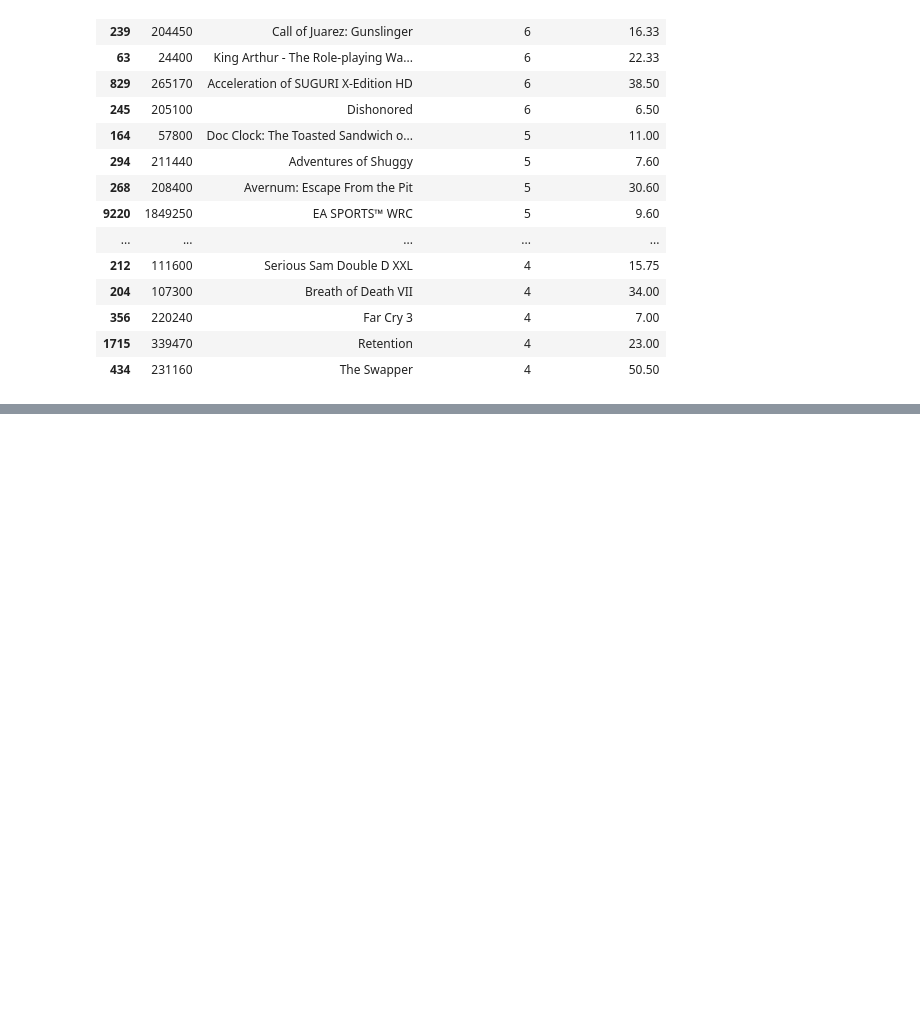
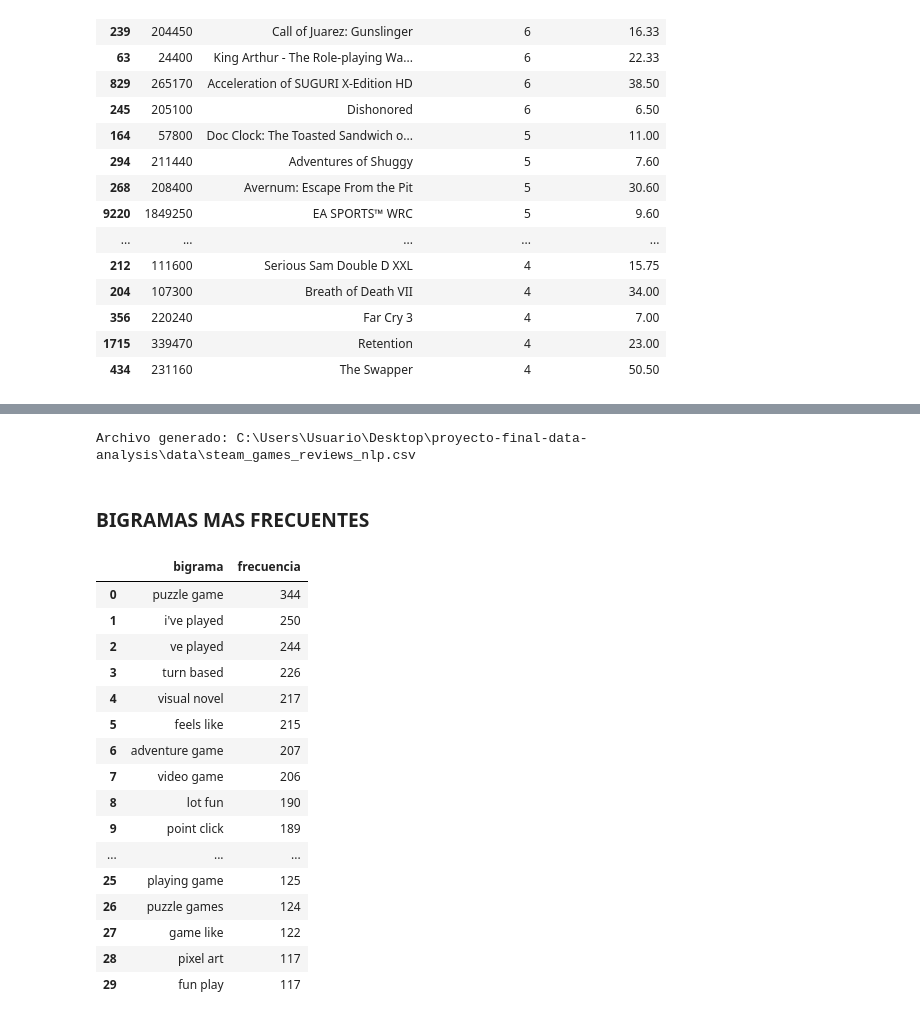
Before and after one commit to estebanler00/proyecto-final-data-analysis, a Jupyter notebook: notebooks/analisis-manu.ipynb, the cells around one changed output, grey strips where cells are left out. Saved outputs shown, nothing was run; the diff lists cells and outputs as text; code cells hidden in the pictures; blank space fills up the shorter version.

```diff
--- a/notebooks/analisis-manu.ipynb
+++ b/notebooks/analisis-manu.ipynb
@@ -124,13 +139,13 @@ def extraer_citas(texto):
 
 
 # Guardamos las citas encontradas en una column
-df["citas_extraidas"] = df["reviews"].apply(extraer_citas)
+df_original["citas_extraidas"] = df_original["reviews"].apply(extraer_citas)
 
 #  cantidad de citas en cada registro.
-df["cantidad_citas"] = df["citas_extraidas"].str.len()
+df_original["cantidad_citas"] = df_original["citas_extraidas"].str.len()
 
 print("Cantidad de citas detectadas por registro:")
-print(df["cantidad_citas"].value_counts().sort_index())
+print(df_original["cantidad_citas"].value_counts().sort_index())
 # %% [output]
 Cantidad de citas detectadas por registro:
 cantidad_citas
@@ -516,15 +539,15 @@ Parámetros utilizados:
 - `lowercase=False`: el texto ya fue convertido previamente a minúsculas.
 # %%
 # Unimos los tokens limpios de cada reseña.
-df_reviews["texto_limpio"] = df_reviews["tokens_limpios"].apply(" ".join)
+df_reviews_nlp["texto_limpio"] = df_reviews_nlp["tokens_limpios"].apply(" ".join)
 
 # Eliminamos únicamente los casos donde, después de limpiar, no quedó ninguna palabra.
-df_reviews = df_reviews[df_reviews["texto_limpio"].str.strip() != ""].copy()
-df_reviews = df_reviews.reset_index(drop=True)
+df_reviews_nlp = df_reviews_nlp[df_reviews_nlp["texto_limpio"].str.strip() != ""].copy()
+df_reviews_nlp = df_reviews_nlp.reset_index(drop=True)
 
-print("Reseñas disponibles para TF-IDF:", len(df_reviews))
+print("Reseñas disponibles para TF-IDF:", len(df_reviews_nlp))
 
-df_reviews[["review", "texto_limpio"]].head()
+df_reviews_nlp[["review", "texto_limpio"]].head()
 # %% [output]
 Reseñas disponibles para TF-IDF: 27427
 |  | review | texto_limpio |
@@ -717,0 +691,60 @@ El siguiente paso del proyecto será combinar el análisis textual con el datase
+# %%
+from pathlib import Path
+
+RUTA_SALIDA_NLP = Path(
+    "C:/Users/Usuario/Desktop/proyecto-final-data-analysis/data/steam_games_reviews_nlp.csv"
+)
+
+df_reviews_nlp[COLUMNAS_EXPORTAR].to_csv(
+    RUTA_SALIDA_NLP,
+    index=False,
+    encoding="utf-8"
+)
+
+print("Archivo generado:", RUTA_SALIDA_NLP)
+# %% [output]
+Archivo generado: C:\Users\Usuario\Desktop\proyecto-final-data-analysis\data\steam_games_reviews_nlp.csv
+# %% [markdown]
+### BIGRAMAS MAS FRECUENTES
+# %%
+def obtener_bigramas(tokens):
+    """Devuelve pares de palabras consecutivas a partir de una lista de tokens."""
+    return list(zip(tokens, tokens[1:]))
+
+# Generamos los bigramas de todas las reseñas usando los tokens ya limpios.
+todos_los_bigramas = []
+
+for tokens in df_reviews_nlp["tokens_limpios"]:
+    todos_los_bigramas.extend(obtener_bigramas(tokens))
+
+# Contamos cuántas veces aparece cada combinación.
+frecuencias_bigramas = Counter(todos_los_bigramas)
+
+# Convertimos los 30 bigramas más frecuentes en una tabla.
+top_bigramas = pd.DataFrame(
+    frecuencias_bigramas.most_common(30),
+    columns=["bigrama", "frecuencia"]
+)
+
+# Convertimos las tuplas ('art', 'style') en texto: 'art style'.
+top_bigramas["bigrama"] = top_bigramas["bigrama"].apply(lambda x: " ".join(x))
+
+top_bigramas
+# %% [output]
+|  | bigrama | frecuencia |
+| 0 | puzzle game | 344 |
+| 1 | i've played | 250 |
+| 2 | ve played | 244 |
+| 3 | turn based | 226 |
+| 4 | visual novel | 217 |
+| 5 | feels like | 215 |
+| 6 | adventure game | 207 |
+| 7 | video game | 206 |
+| 8 | lot fun | 190 |
+| 9 | point click | 189 |
+| ... | ... | ... |
+| 25 | playing game | 125 |
+| 26 | puzzle games | 124 |
+| 27 | game like | 122 |
+| 28 | pixel art | 117 |
+| 29 | fun play | 117 |
```
Also changed, not shown: parts of 23 cells of this notebook, 1 other file.
